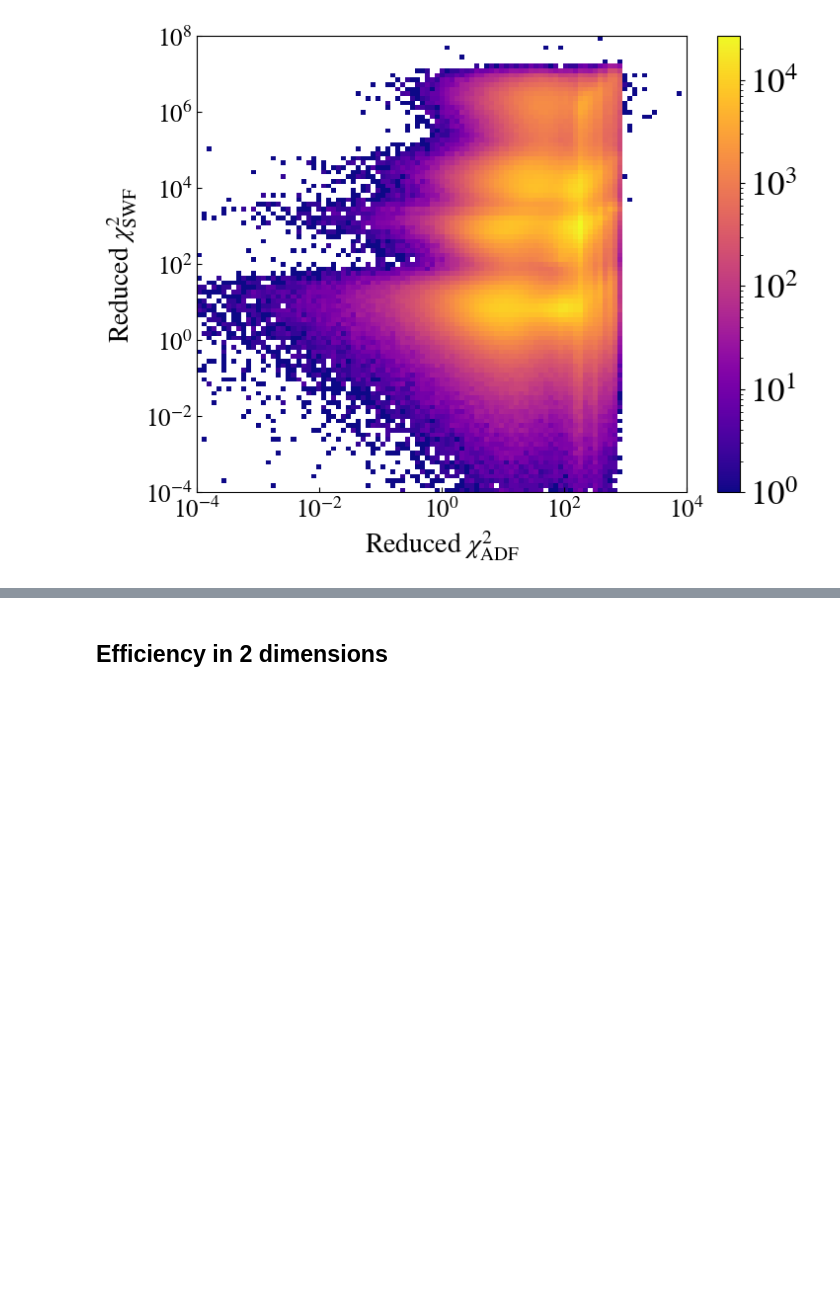
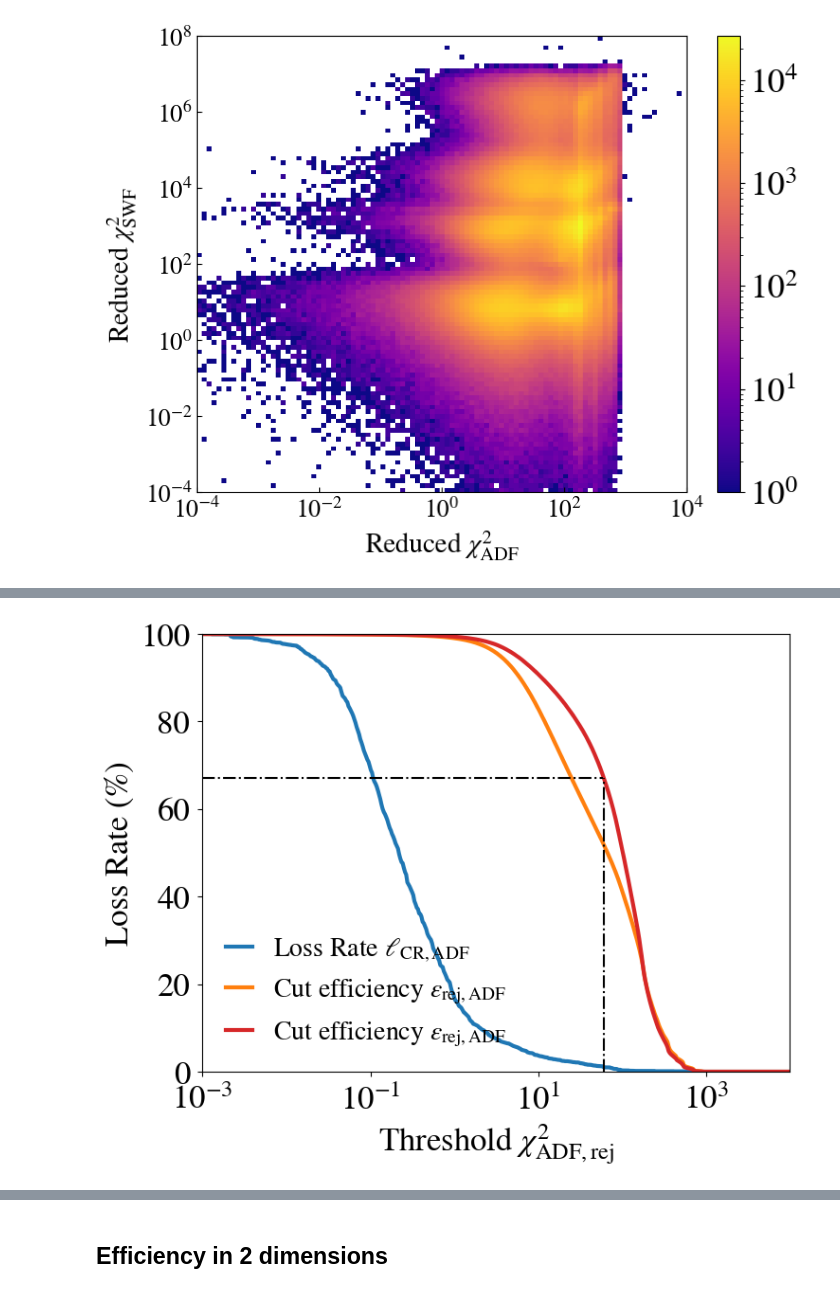
Before and after one commit to LavoisierJ/quantification, a Jupyter notebook: ADF_quant/1_plot_ADF_quant.ipynb, the cells around one changed output, grey strips where cells are left out. Saved outputs shown, nothing was run; the diff lists cells and outputs as text; code cells hidden in the pictures; blank space fills up the shorter version.

```diff
--- a/ADF_quant/1_plot_ADF_quant.ipynb
+++ b/ADF_quant/1_plot_ADF_quant.ipynb
@@ -373,0 +508,92 @@ plt.tick_params(axis="both",
+# %%
+
+chi2_thresholds = np.logspace(-3, 4, 500)
+
+
+
+loss_rate = np.array([np.sum(weights_events[mask_CR_tot][chi2_sims[mask_CR_tot]>chi2_thresholds[i]])/np.sum(weights_events[mask_CR_tot]) for i in range(len(chi2_thresholds))])
+cut_efficency = 1 -np.array([len(parasites_ADF_chi2[parasites_ADF_chi2<chi2_thresholds[i]])/len(parasites_ADF_chi2) for i in range(len(chi2_thresholds))])
+
+
+plt.figure(figsize=(8,6))
+plt.plot(chi2_thresholds,
+             loss_rate*100,
+             linewidth=3,
+             label=r'Loss Rate $\ell_{\rm CR, ADF}$'
+             )
+
+plt.plot(chi2_thresholds,
+         100*cut_efficency,
+         label=r"Cut efficiency $\epsilon_{\rm rej, ADF}$",
+            linewidth=3
+         )
+
+
+cut_efficency = 1 -np.array([len(parasites_ADF_chi2[mask_parasites_tot][parasites_ADF_chi2[mask_parasites_tot]<chi2_thresholds[i]])/len(parasites_ADF_chi2[mask_parasites_tot]) for i in range(len(chi2_thresholds))])
+plt.plot(chi2_thresholds,
+         100*cut_efficency,
+         label=r"Cut efficiency $\epsilon_{\rm rej, ADF}$",
+            linewidth=3,
+            color="tab:red"
+         )
+
+
+index_first_99 = np.where(loss_rate < 0.01)[0][0]
+plt.plot(chi2_thresholds[index_first_99]+np.zeros(50),
+         np.linspace(0, 100*cut_efficency[index_first_99], 50),
+         color='black',
+         linestyle='-.',
+        #  label=r"$\epsilon_{\rm cut, ADF}$ for $\ell_{\rm CR, ADF}$ < 1%"
+         )
+plt.plot(chi2_thresholds[:index_first_99],
+         100*cut_efficency[index_first_99]+np.zeros(len(chi2_thresholds[:index_first_99])),
+         linestyle='-.',
+         color='black',
+        #  label=r"Cut eff for $\ell$ < 1%: {:.2f}%".format(100*cut_efficency[index_first_99])
+         )
+
+# plt.annotate(r"$\ell < 1\%$",
+#              xy=(0.8, 0.9),
+#              xytext=(2.5, 13),
+#              fontsize=23
+#              )
+print(f"Cut efficiency for loss rate < 1% = {100*cut_efficency[index_first_99]:.2f}% :  {chi2_thresholds[index_first_99]:.2f}")
+print(f"Threshold for loss rate = {loss_rate[index_first_99]*100:.2f}% :  {chi2_thresholds[index_first_99]:.2f}")
+# plt.annotate(
+#              r"$\epsilon_{\rm cut, ADF}=$" + f"{100*cut_efficency[index_first_99]:.2f}%",
+#             #  f"{100*cut_efficency[index_first_99]:.2f}%",
+#              xy=(0.8, 0.9),
+#              xytext=(2.3e-4, 45),
+#              fontsize=23
+#              )
+
+plt.xlabel(r'Threshold $\chi^2_{\rm ADF, rej}$')
+plt.xscale('log')
+plt.ylabel('Loss Rate (%)')
+plt.xlim(chi2_thresholds[0], chi2_thresholds[-1])
+plt.ylim(0, 100)
+
+# ax = plt.gca()
+# ax.yaxis.set_minor_locator(MultipleLocator(5))
+
+plt.tick_params(axis="both",
+                which="both",
+                # direction="in",
+                pad=6
+                )
+
+plt.legend(fontsize=20,
+           loc="lower left",
+           frameon=False,
+           handlelength=1
+           )
+
+plt.savefig(f"/sps/grand/jlavoisier/code/quantification/0_plots_article/ADF_loss_cuteff_tot.pdf",
+            format='pdf',
+            dpi=300,
+            bbox_inches = "tight"
+            )
+plt.show()
+
+print(f"Threshold for loss rate = {loss_rate[index_first_99]*100:.2f}% :  {chi2_thresholds[index_first_99]:.2f}")
+# %% [output]
@@ -373,0 +602 @@ plt.tick_params(axis="both",
+[figure, added]
```
Also changed, not shown: parts of 11 cells of this notebook, 13 other files.
